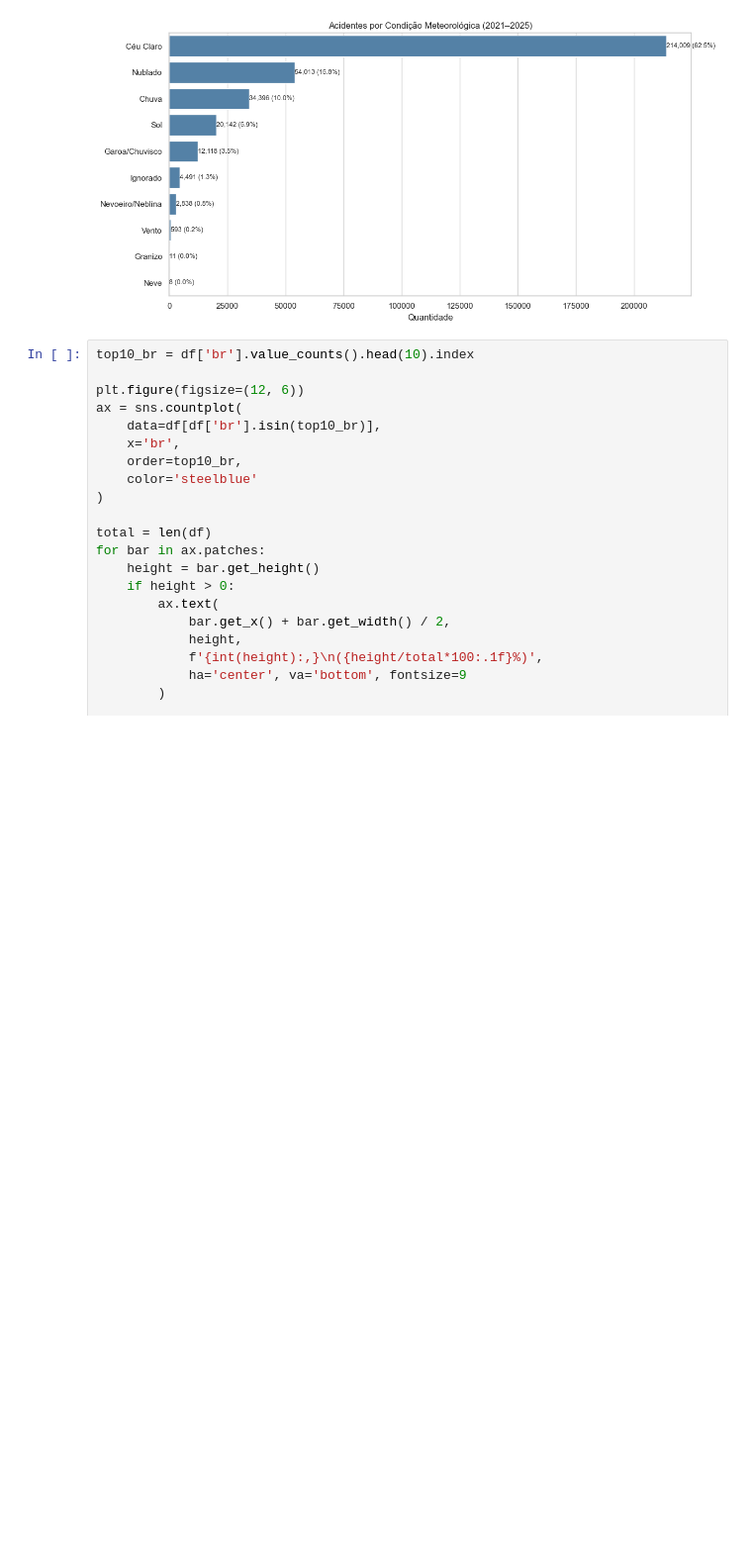
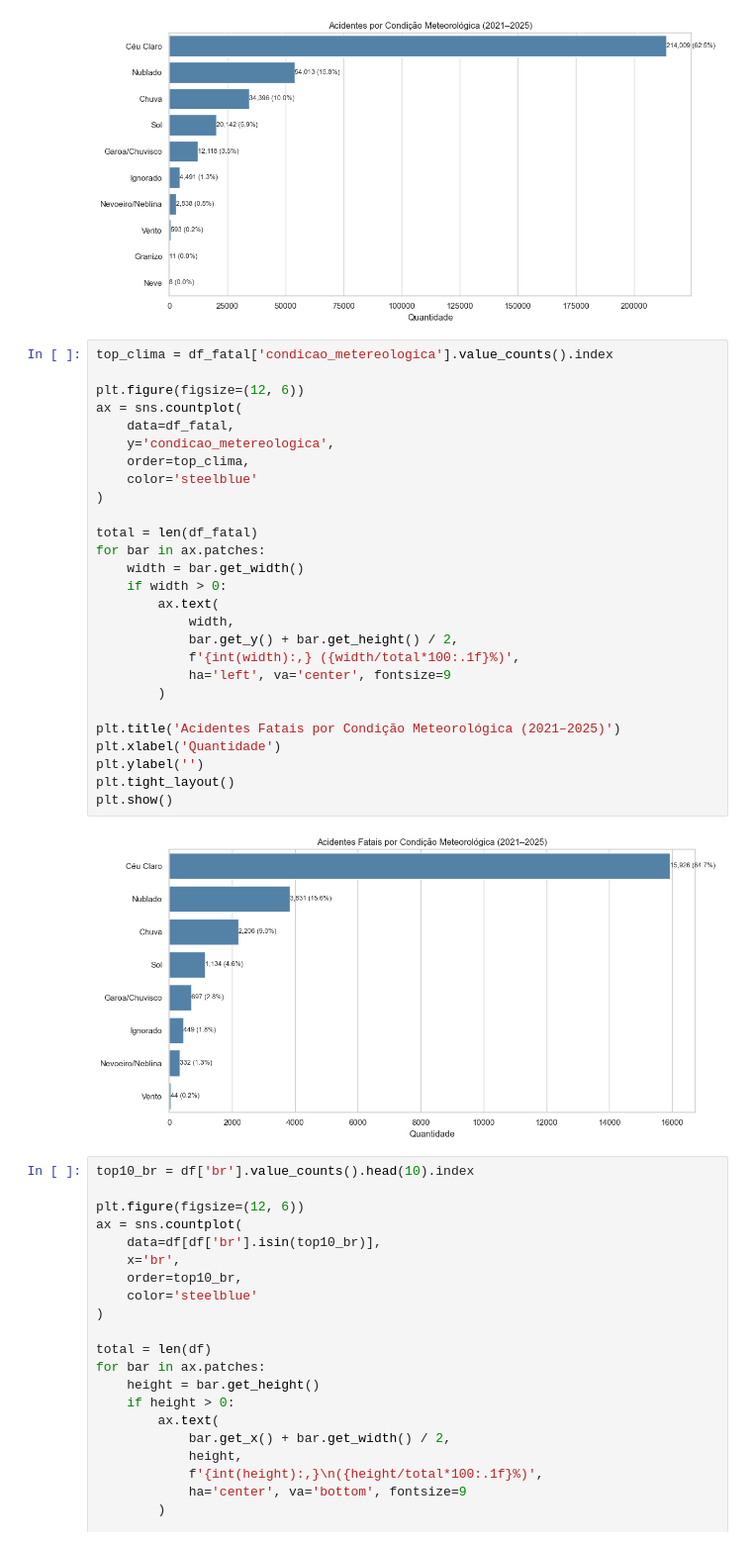
Before and after one commit to LucasMesquitaAlc/acidentes-prf-analise, a Jupyter notebook: notebooks/02_EDA.ipynb, the cells around one changed output. Shown at 99% size. Cells and saved outputs as stored; diff of their text form; blank space fills up the shorter version.

```diff
--- a/notebooks/02_EDA.ipynb
+++ b/notebooks/02_EDA.ipynb
@@ -123,6 +163,35 @@ plt.tight_layout()
 plt.show()
 # %% [output]
 [figure]
+# %%
+top_clima = df_fatal['condicao_metereologica'].value_counts().index
+
+plt.figure(figsize=(12, 6))
+ax = sns.countplot(
+    data=df_fatal,
+    y='condicao_metereologica',
+    order=top_clima,
+    color='steelblue'
+)
+
+total = len(df_fatal)
+for bar in ax.patches:
+    width = bar.get_width()
+    if width > 0:
+        ax.text(
+            width,
+            bar.get_y() + bar.get_height() / 2,
+            f'{int(width):,} ({width/total*100:.1f}%)',
+            ha='left', va='center', fontsize=9
+        )
+
+plt.title('Acidentes Fatais por Condição Meteorológica (2021–2025)')
+plt.xlabel('Quantidade')
+plt.ylabel('')
+plt.tight_layout()
+plt.show()
+# %% [output]
+[figure, added]
 # %%
 top10_br = df['br'].value_counts().head(10).index
 
```
Also changed, not shown: parts of 3 cells of this notebook.
